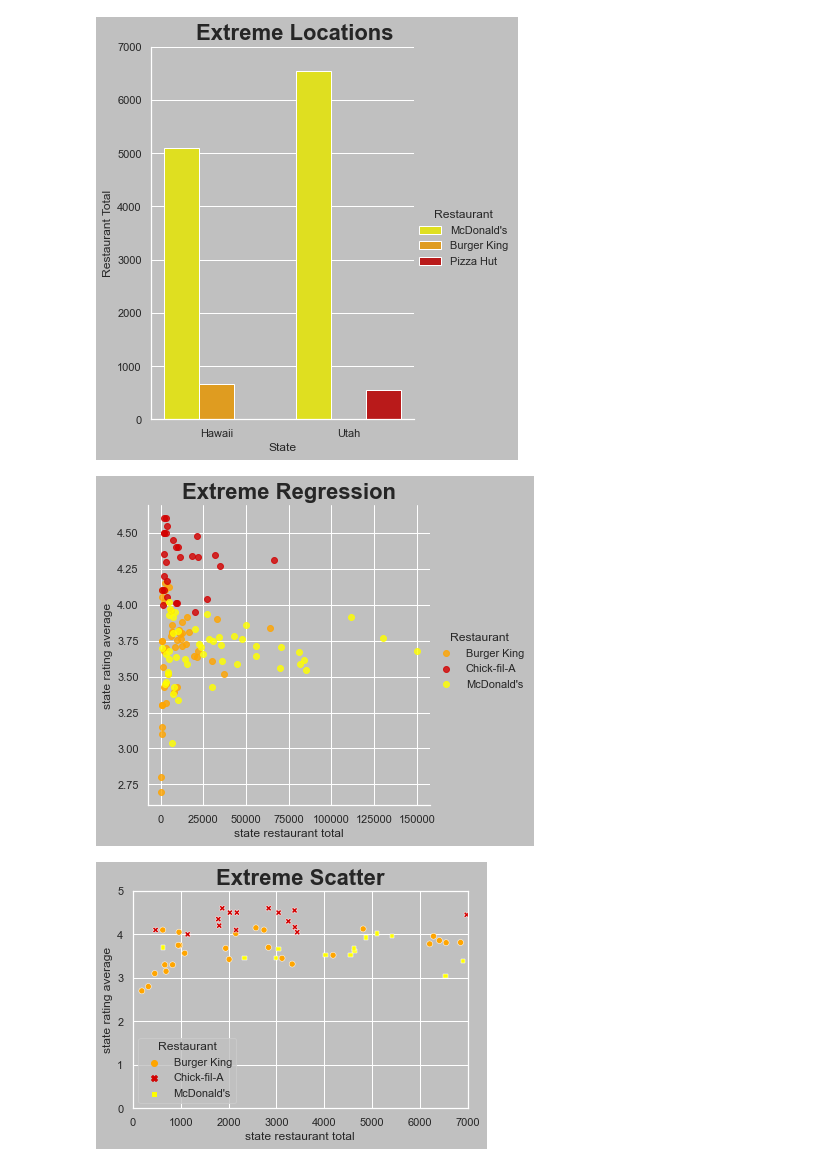
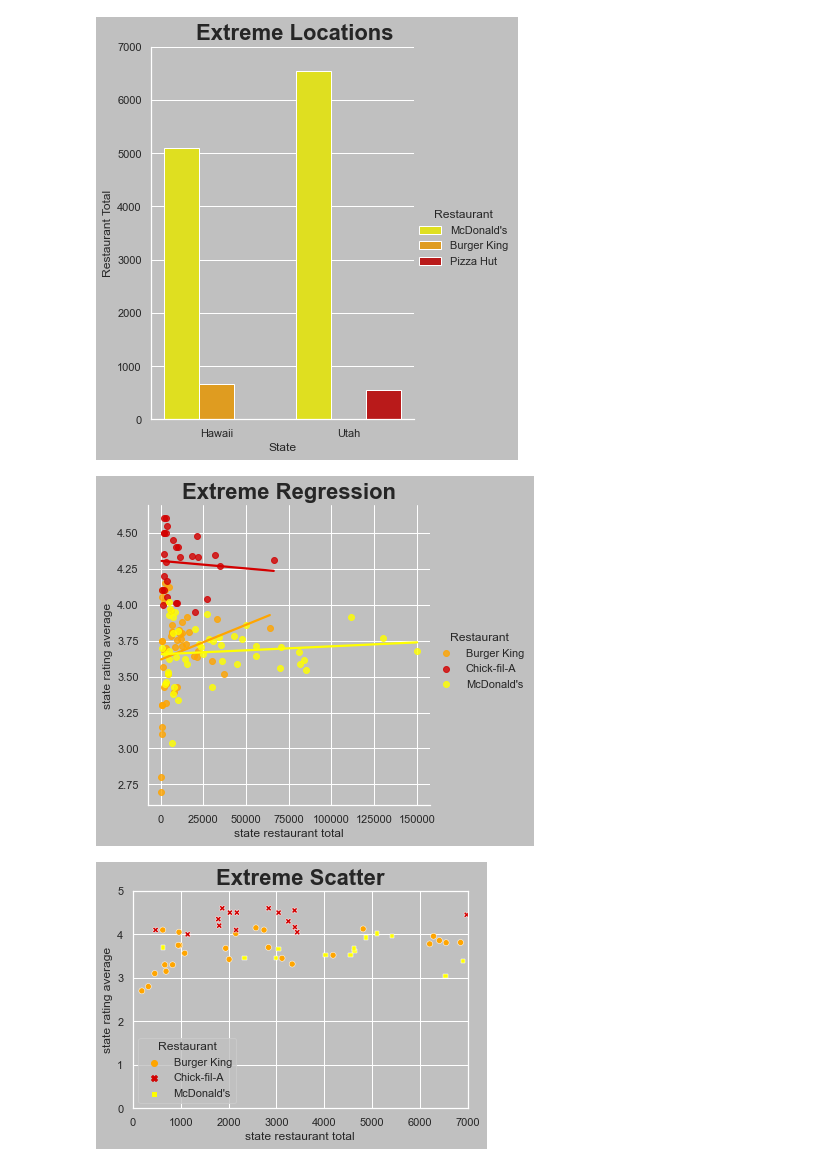
Before and after one commit to msgibson623/Fast-Food-Restaurants-Across-US, a Jupyter notebook: Haslett/Fast-food-haslett-.ipynb, the cells around one changed output. Cells and saved outputs as stored; diff of their text form; code cells hidden in the pictures.

```diff
--- a/Haslett/Fast-food-haslett-.ipynb
+++ b/Haslett/Fast-food-haslett-.ipynb
@@ -162,11 +162,11 @@ srt_plot.savefig("Extreme Locations.png",bbox_inches='tight',dpi=1920)
 # %%
 overview_scatter=overview[overview['Restaurant'].isin(["McDonald's","Burger King","Chick-fil-A"])]
 # %%
-extreme_regression=sns.lmplot(x='state restaurant total',y="state rating average",hue="Restaurant",data=overview_scatter,ci=None,palette=["#FFA500","#D30000",'#FFFF00'],fit_reg=False)
+extreme_regression=sns.lmplot(x='state restaurant total',y="state rating average",hue="Restaurant",data=overview_scatter,ci=None,palette=["#FFA500","#D30000",'#FFFF00'],fit_reg=True)
 plt.title("Extreme Regression",size=22,fontweight="bold")
 extreme_regression.figure.savefig("Extreme Regression.png",bbox_inches='tight',dpi=1920)
 # %% [output]
-[figure, old version]
+[figure, new version]
 # %%
 extreme_scatter=sns.scatterplot(data=overview_scatter,x="state restaurant total",y="state rating average",hue="Restaurant",style="Restaurant",palette=["#FFA500","#D30000",'#FFFF00'],legend="auto",)
 extreme_scatter.set_title("Extreme Scatter")
```
Also changed, not shown: 3 other files.
